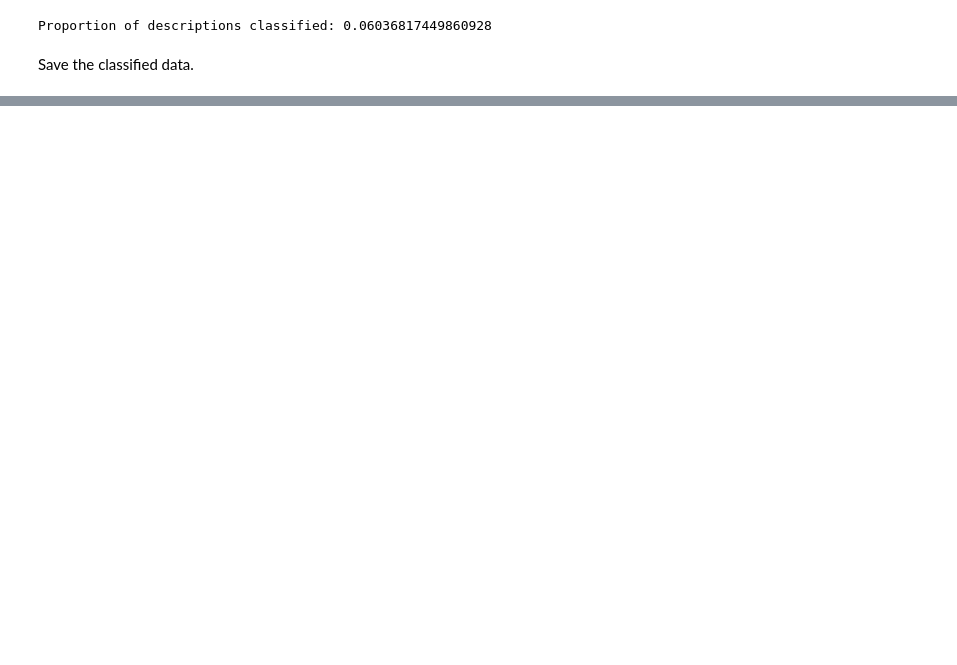
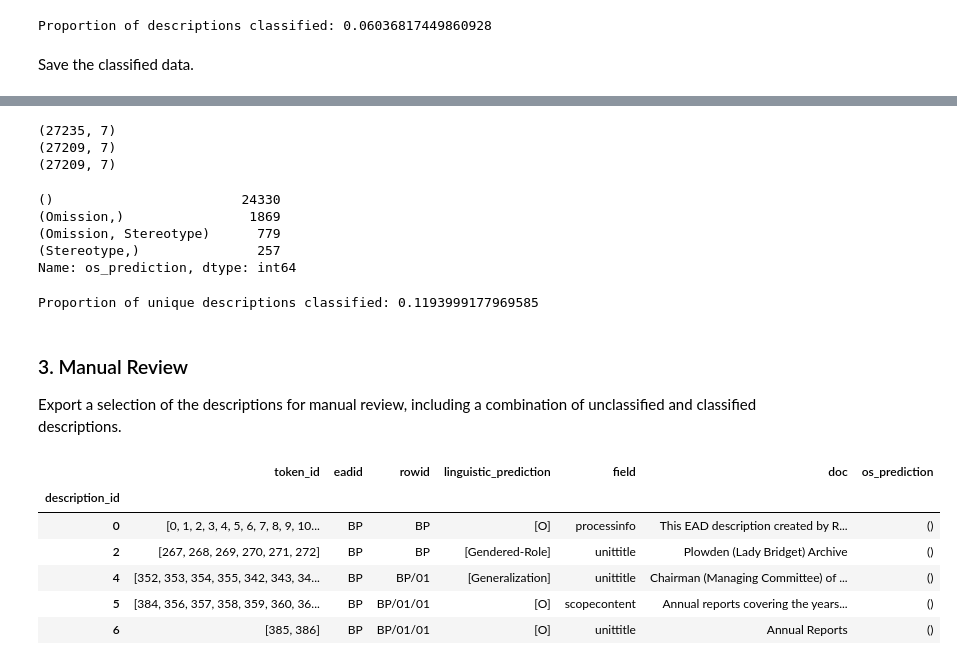
Before and after one commit to thegoose20/nusc, a Jupyter notebook: ling-os_clf.ipynb, the cells around one changed output, grey strips where cells are left out. Cells and saved outputs as stored; diff of their text form; code cells hidden in the pictures; blank space fills up the shorter version.

Commit message:
Exported sample of baseline- and LC+OSC-classified metadata for manual review

```diff
--- a/ling-os_clf.ipynb
+++ b/ling-os_clf.ipynb
@@ -260,0 +266,11 @@ df.to_csv(config.classified_data_path+"lc-osc_predictions.csv")
+# %%
+df_dedup1 = df.drop_duplicates(subset=["eadid", "doc", "os_prediction"])
+df_dedup2 = df.drop_duplicates(subset=["doc", "os_prediction"])
+df_dedup3 = df.drop_duplicates(subset=["doc"])
+print(df_dedup1.shape)
+print(df_dedup2.shape)  # as expected, same as next
+print(df_dedup3.shape)  # as expected, same as previous
+# %% [output]
+(27235, 7)
+(27209, 7)
+(27209, 7)
@@ -260,0 +280,26 @@ df.to_csv(config.classified_data_path+"lc-osc_predictions.csv")
+# %%
+df_dedup1.os_prediction.value_counts()
+# %% [output]
+()                        24330
+(Omission,)                1869
+(Omission, Stereotype)      779
+(Stereotype,)               257
+Name: os_prediction, dtype: int64
+# %%
+print("Proportion of unique descriptions classified:", (1869+779+257)/24330) # about 12%
+# %% [output]
+Proportion of unique descriptions classified: 0.1193999177969585
+# %% [markdown]
+### 3. Manual Review
+Export a selection of the descriptions for manual review, including a combination of unclassified and classified descriptions.
+# %%
+unclf_docs = df_dedup1.loc[df_dedup1.os_prediction == tuple()]
+unclf_docs.head()
+# %% [output]
+|  | token_id | eadid | rowid | linguistic_prediction | field | doc | os_prediction |
+| description_id |  |  |  |  |  |  |  |
+| 0 | [0, 1, 2, 3, 4, 5, 6, 7, 8, 9, 10... | BP | BP | [O] | processinfo | This EAD description created by R... | () |
+| 2 | [267, 268, 269, 270, 271, 272] | BP | BP | [Gendered-Role] | unittitle | Plowden (Lady Bridget) Archive | () |
+| 4 | [352, 353, 354, 355, 342, 343, 34... | BP | BP/01 | [Generalization] | unittitle | Chairman (Managing Committee) of ... | () |
+| 5 | [384, 356, 357, 358, 359, 360, 36... | BP | BP/01/01 | [O] | scopecontent | Annual reports covering the years... | () |
+| 6 | [385, 386] | BP | BP/01/01 | [O] | unittitle | Annual Reports | () |
```
Also changed, not shown: parts of 31 cells of this notebook, 1 other file.
